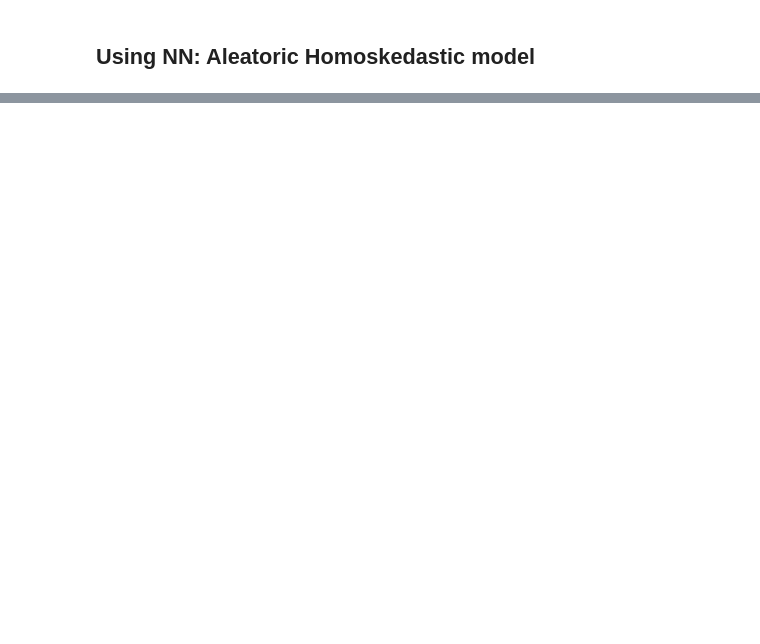
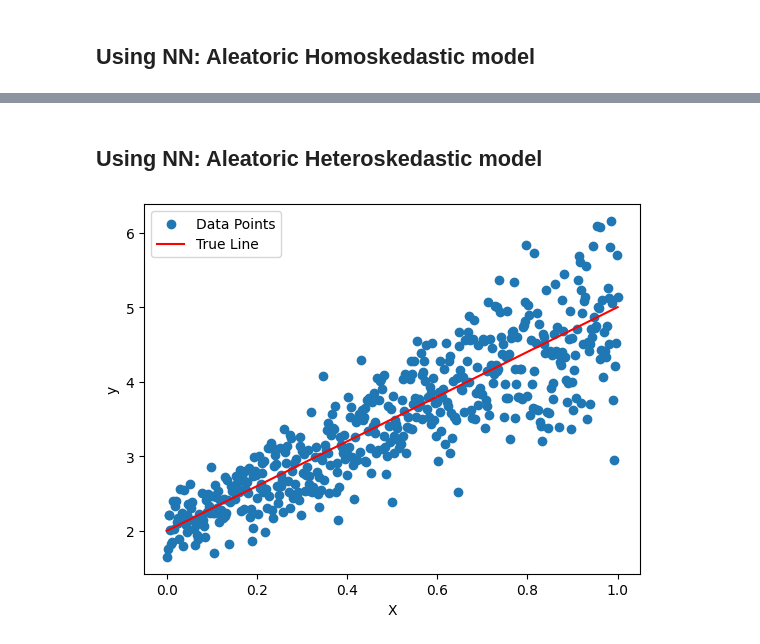
Before and after one commit to ksheersagaragrawal/LotteryTicketPruning, a Jupyter notebook: playTest/aleatoricLR.ipynb, the cells around one changed output, grey strips where cells are left out. Saved outputs shown, nothing was run; the diff lists cells and outputs as text; code cells hidden in the pictures; blank space fills up the shorter version.

Commit message:
Add files via upload
HeteroSkedastic Model using NN

```diff
--- a/playTest/aleatoricLR.ipynb
+++ b/playTest/aleatoricLR.ipynb
@@ -374,0 +307,23 @@ Name: z, Length: 200, dtype: float64
+# %% [markdown]
+## Using NN: Aleatoric Heteroskedastic model
+# %%
+# Create the dataset
+slope = 3
+intercept = 2
+N = 500
+X = np.linspace(0, 1, N)
+true_sigma = 0.5 + 0.1 * X.squeeze()  # Varying standard deviation
+def noise(x):
+    # Define a function that determines the true standard deviation
+    std = 0.2 + 0.5 * x.squeeze()
+    return np.random.normal(0, std, x.shape)
+
+y = slope * X + intercept + noise(X)
+plt.scatter(X, y)
+plt.plot(X, slope * X + intercept, 'r')
+plt.xlabel('X')
+plt.ylabel('y')
+plt.legend(['Data Points', 'True Line'])
+plt.show()
+# %% [output]
+[figure, added]
```
Also changed, not shown: parts of 12 cells of this notebook.
